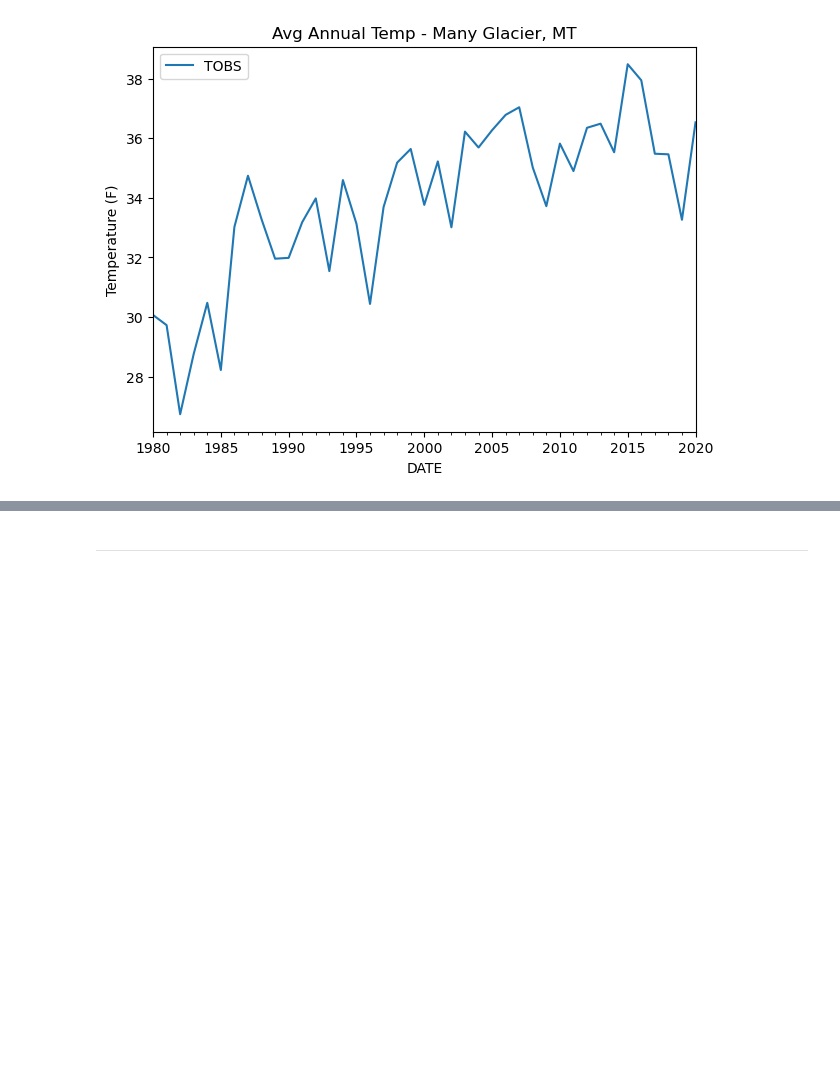
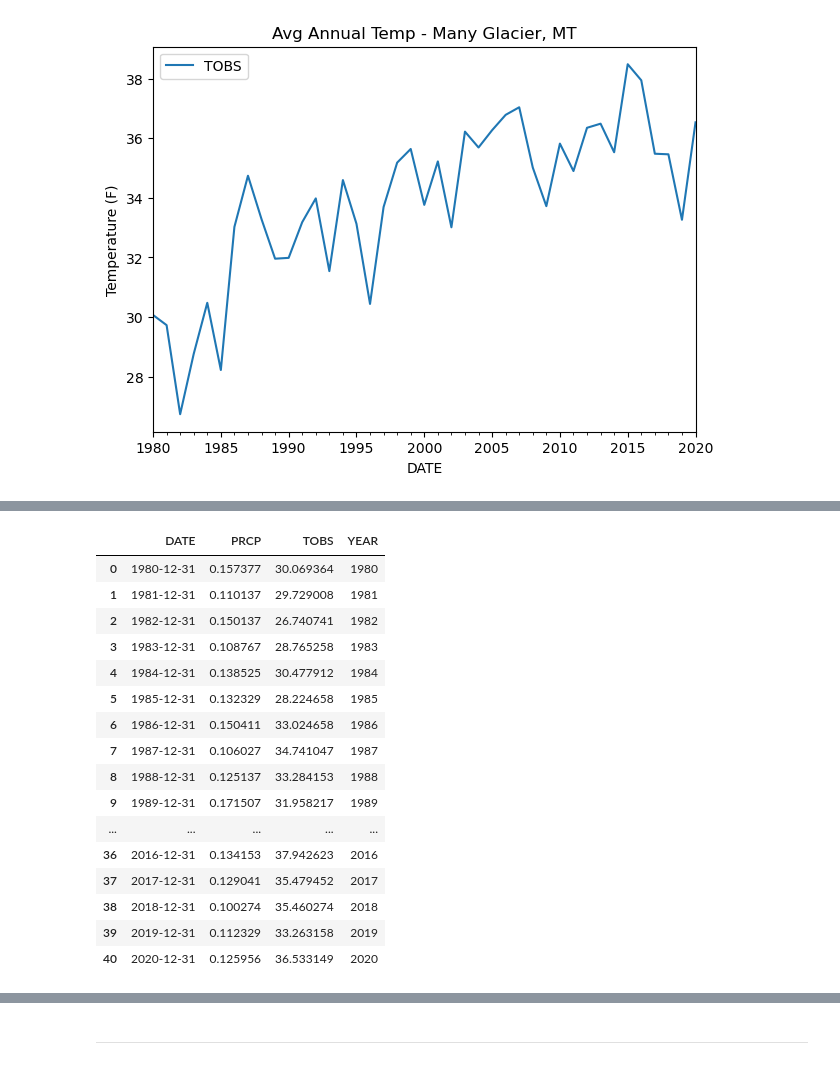
Before and after one commit to nquarder/2026-tcup-dsw-training, a Jupyter notebook: notebooks/weather_climate_blank.ipynb, the cells around one changed output, grey strips where cells are left out. Saved outputs shown, nothing was run; the diff lists cells and outputs as text; code cells hidden in the pictures; blank space fills up the shorter version.

```diff
--- a/notebooks/weather_climate_blank.ipynb
+++ b/notebooks/weather_climate_blank.ipynb
@@ -122,7 +140,25 @@ avg_temp_1980_2020.plot(y='TOBS', figsize=(7,5),
 # %%
 # STEP 8: Remove year from DATE column and add as new variable
-[VARIALBE_FROM_STEP_5]['YEAR'] = [VARIALBE_FROM_STEP_5]['DATE'].dt.year
-[VARIALBE_FROM_STEP_5]
+avg_temp_1980_2020['YEAR'] = avg_temp_1980_2020['DATE'].dt.year
+avg_temp_1980_2020
+# %% [output]
+|  | DATE | PRCP | TOBS | YEAR |
+| 0 | 1980-12-31 | 0.157377 | 30.069364 | 1980 |
+| 1 | 1981-12-31 | 0.110137 | 29.729008 | 1981 |
+| 2 | 1982-12-31 | 0.150137 | 26.740741 | 1982 |
+| 3 | 1983-12-31 | 0.108767 | 28.765258 | 1983 |
+| 4 | 1984-12-31 | 0.138525 | 30.477912 | 1984 |
+| 5 | 1985-12-31 | 0.132329 | 28.224658 | 1985 |
+| 6 | 1986-12-31 | 0.150411 | 33.024658 | 1986 |
+| 7 | 1987-12-31 | 0.106027 | 34.741047 | 1987 |
+| 8 | 1988-12-31 | 0.125137 | 33.284153 | 1988 |
+| 9 | 1989-12-31 | 0.171507 | 31.958217 | 1989 |
+| ... | ... | ... | ... | ... |
+| 36 | 2016-12-31 | 0.134153 | 37.942623 | 2016 |
+| 37 | 2017-12-31 | 0.129041 | 35.479452 | 2017 |
+| 38 | 2018-12-31 | 0.100274 | 35.460274 | 2018 |
+| 39 | 2019-12-31 | 0.112329 | 33.263158 | 2019 |
+| 40 | 2020-12-31 | 0.125956 | 36.533149 | 2020 |
 # %%
 # STEP 9: Plotting with a trendline (OPTIONAL IF TIME ALLOWS)
 # Define our figure and axis objects
```
Also changed, not shown: parts of 2 cells of this notebook.
